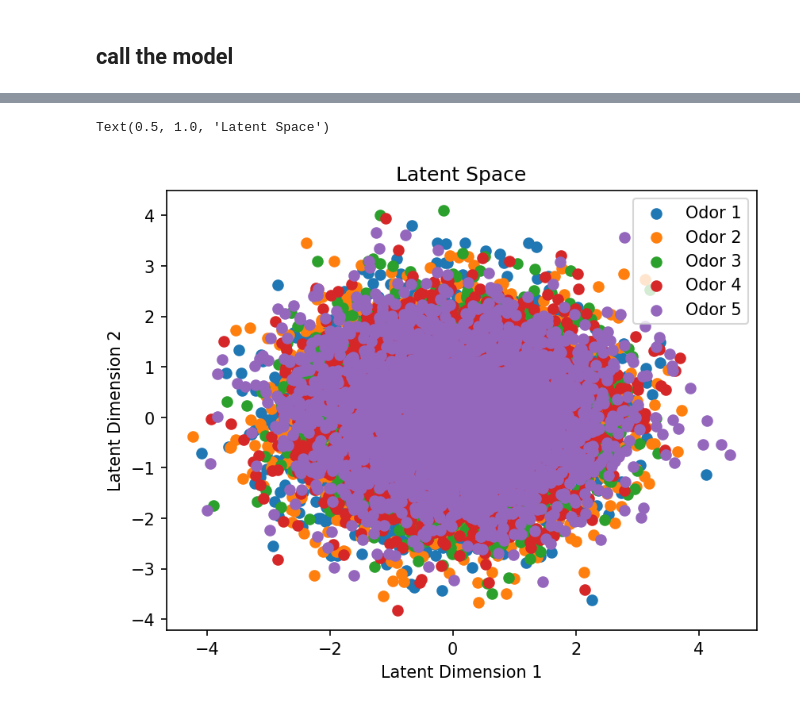
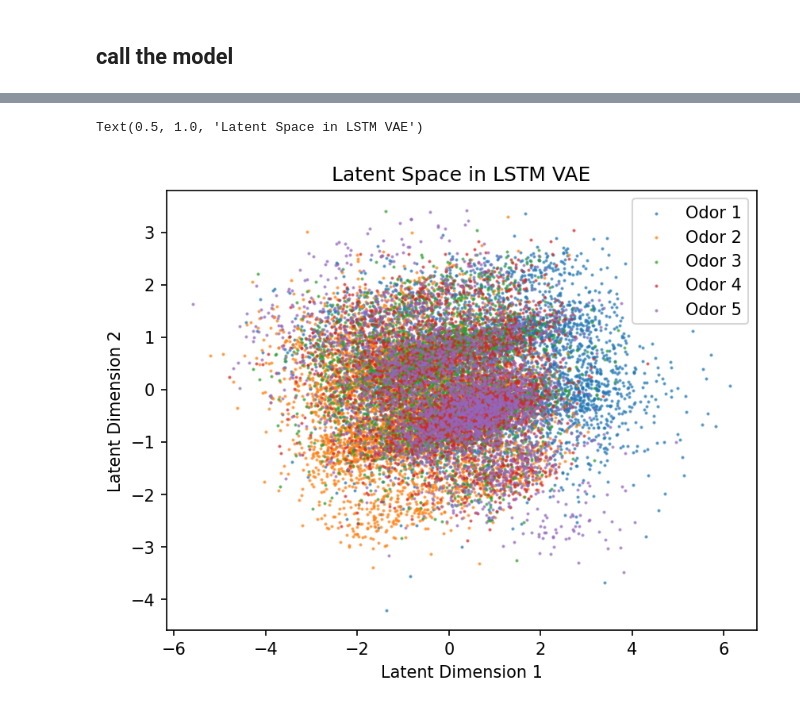
Before and after one commit to ZhishunYang/CS273E_final_proj_Z, a Jupyter notebook: LSTM_VAE.ipynb, the cells around one changed output, grey strips where cells are left out. Drawn from its saved outputs; the diff is of its cells as text; code cells hidden in the pictures.

Commit message:
update 3D latent space

```diff
--- a/LSTM_VAE.ipynb
+++ b/LSTM_VAE.ipynb
@@ -49,7 +49,7 @@ odor_data = np.loadtxt('superchris_odor_spike_mat.csv',delimiter=',',skiprows=1,
 # Initialize lists to hold trial-wise batches
 spike_data_list = []
 odor_data_list = []
-time_bin = 25
+time_bin = 150
 bin_size = 100
 smooth = True
 sigma = 5
@@ -327,25 +327,25 @@ Epoch [100/100] Average Loss: 33.2779
 # %%
+from sklearn.decomposition import PCA
 # Combine latent vectors and labels
-latent_vectors = torch.cat(latent_vectors, dim=0).numpy()  # Shape: (total_samples, latent_dim)
-all_labels = torch.cat(all_labels).numpy()  # Shape: (total_samples,)
+latent_vectors_cat = torch.cat(latent_vectors, dim=0).numpy()  # Shape: (total_samples, latent_dim)
+all_labels_cat = torch.cat(all_labels).numpy()  # Shape: (total_samples,)
 
-if latent_vectors.shape[1]>2:
-    from sklearn.decomposition import PCA
+if latent_vectors_cat.shape[1]>2:
     pca = PCA(n_components=2)
-    latent_vectors = pca.fit_transform(latent_vectors)
+    latent_vectors_cat = pca.fit_transform(latent_vectors_cat)
 
 # plot latent space
 plt.figure(dpi=150)
 
 for i in range(1,6):
-    mask = all_labels == i  # Mask for points corresponding to odor i
-    plt.scatter(latent_vectors[mask, 0], latent_vectors[mask, 1], label=f'Odor {int(i)}')
+    mask = all_labels_cat == i  # Mask for points corresponding to odor i
+    plt.scatter(latent_vectors_cat[mask, 0], latent_vectors_cat[mask, 1], label=f'Odor {int(i)}', alpha = 0.6, s = 1)
 
 # Add legend and labels
 plt.legend()
 plt.xlabel("Latent Dimension 1")
 plt.ylabel("Latent Dimension 2")
-plt.title("Latent Space")
+plt.title("Latent Space in LSTM VAE")
 # %% [output]
-Text(0.5, 1.0, 'Latent Space')
+Text(0.5, 1.0, 'Latent Space in LSTM VAE')
-[figure, old version]
+[figure, new version]
```
Also changed, not shown: parts of 13 cells of this notebook, 8 other files.
